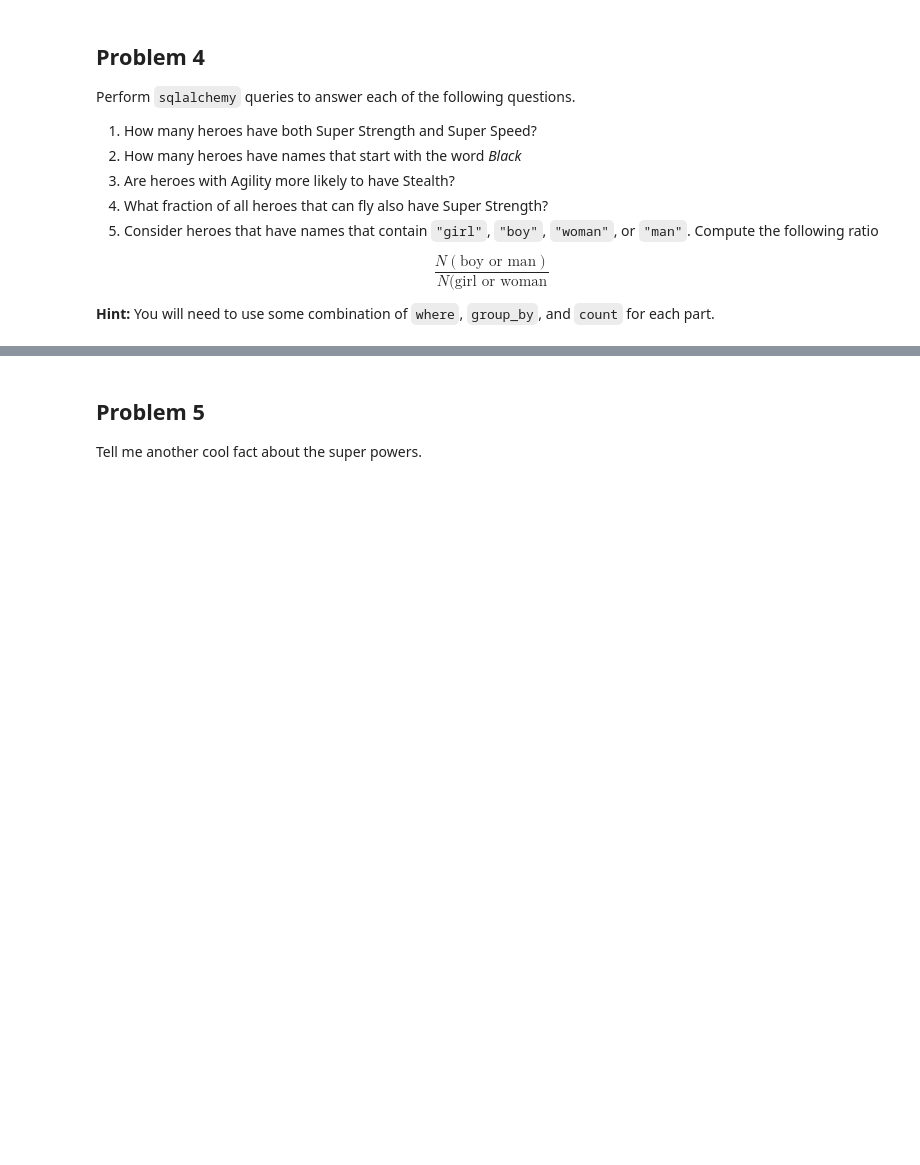
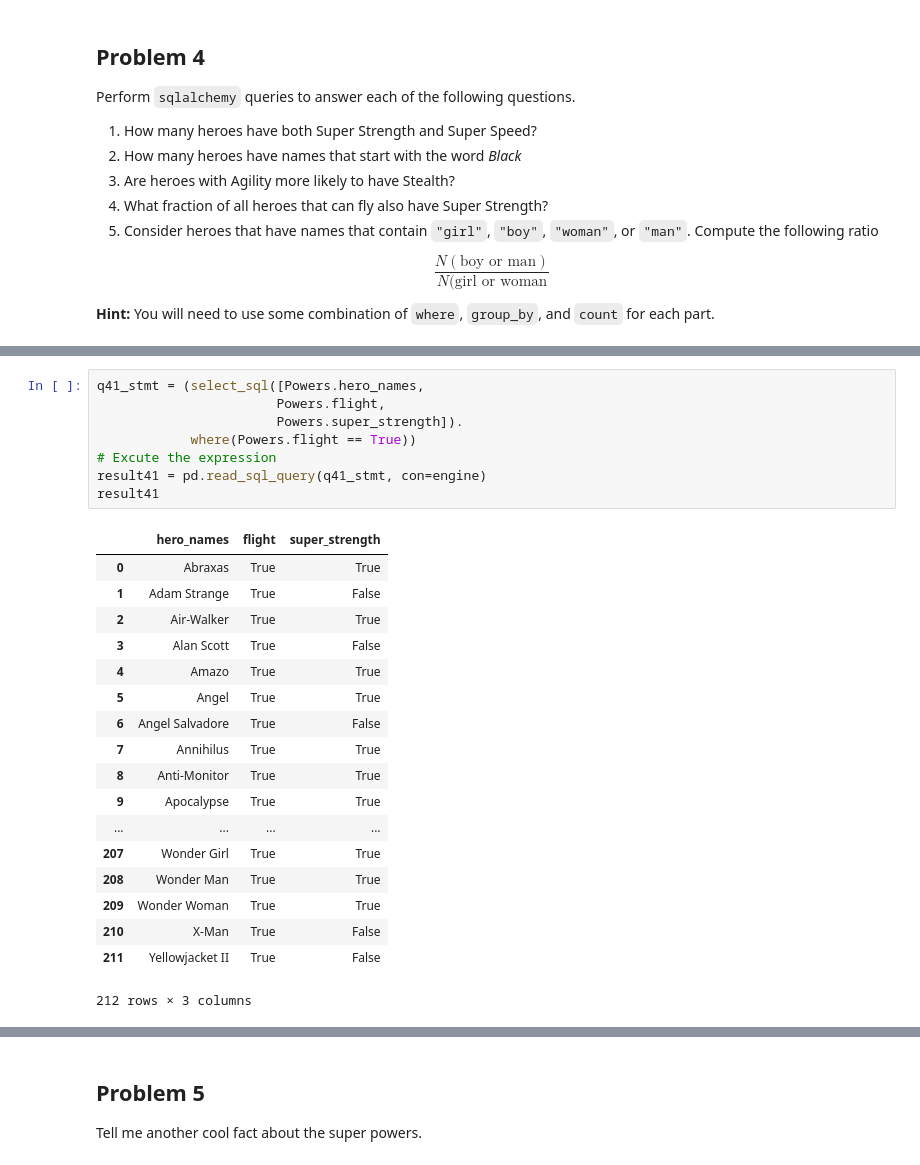
Before and after one commit to acker016/DSCI430, a Jupyter notebook: lab_1_baseball_and_super_powers_and_SQL_key_1_DAY1.ipynb, the cells around one changed output, grey strips where cells are left out. Drawn from its saved outputs; the diff is of its cells as text; blank space fills up the shorter version.

```diff
--- a/lab_1_baseball_and_super_powers_and_SQL_key_1_DAY1.ipynb
+++ b/lab_1_baseball_and_super_powers_and_SQL_key_1_DAY1.ipynb
@@ -524,0 +880,27 @@ $$\frac{N(\text{boy or man})}{N(\text{girl or woman}}$$
+# %%
+q41_stmt = (select_sql([Powers.hero_names,
+                       Powers.flight,
+                       Powers.super_strength]).
+            where(Powers.flight == True))
+# Excute the expression
+result41 = pd.read_sql_query(q41_stmt, con=engine)
+result41
+# %% [output]
+|  | hero_names | flight | super_strength |
+| 0 | Abraxas | True | True |
+| 1 | Adam Strange | True | False |
+| 2 | Air-Walker | True | True |
+| 3 | Alan Scott | True | False |
+| 4 | Amazo | True | True |
+| 5 | Angel | True | True |
+| 6 | Angel Salvadore | True | False |
+| 7 | Annihilus | True | True |
+| 8 | Anti-Monitor | True | True |
+| 9 | Apocalypse | True | True |
+| ... | ... | ... | ... |
+| 207 | Wonder Girl | True | True |
+| 208 | Wonder Man | True | True |
+| 209 | Wonder Woman | True | True |
+| 210 | X-Man | True | False |
+| 211 | Yellowjacket II | True | False |
+212 rows × 3 columns
```
Also changed, not shown: parts of 31 cells of this notebook, 1 other file.
